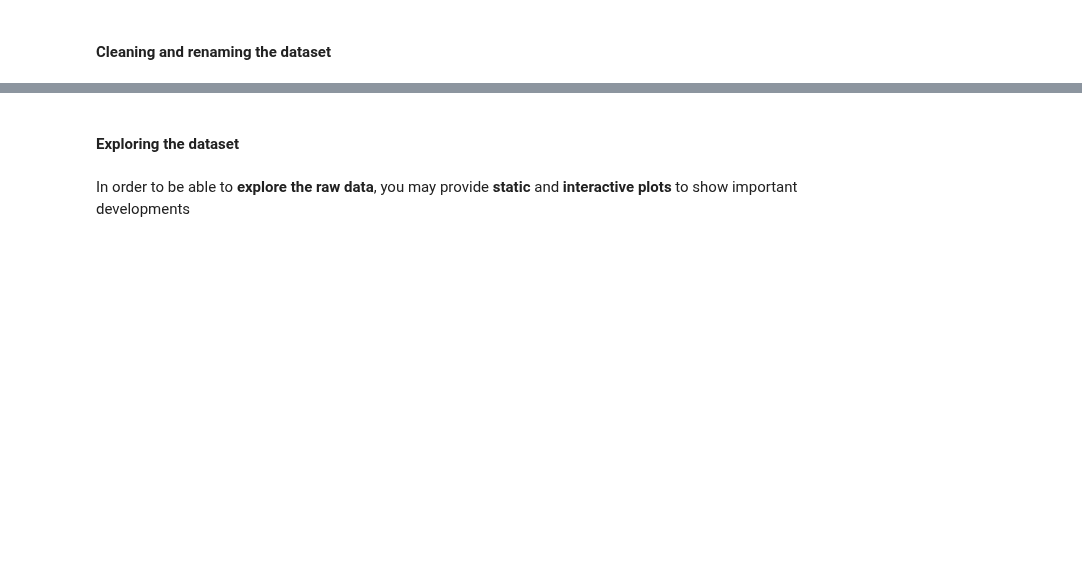
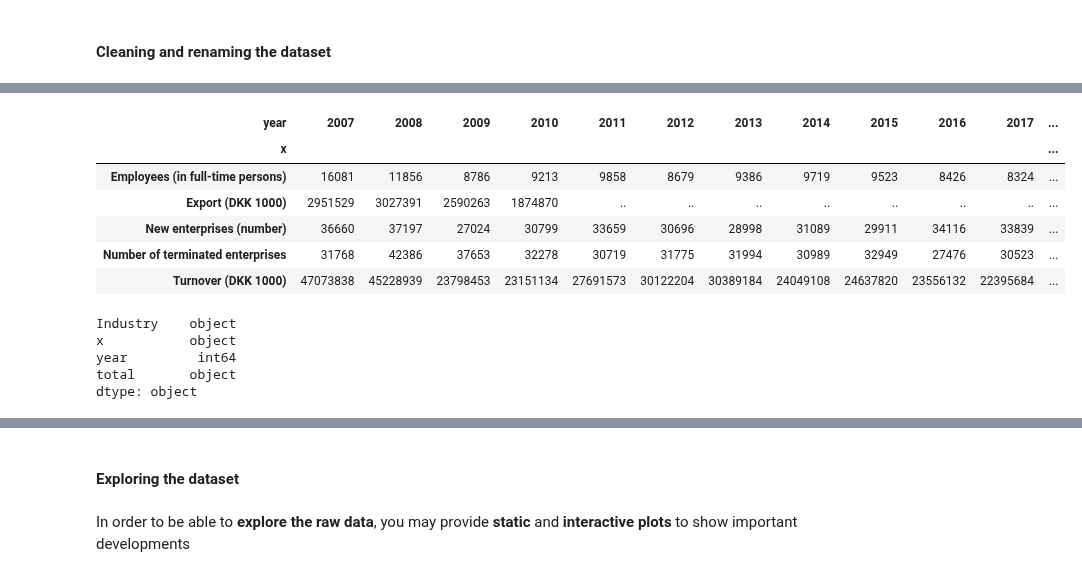
Before and after one commit to NumEconCopenhagen/projects-2024-emil-og-simon, a Jupyter notebook: dataproject/dataproject.ipynb, the cells around one changed output, grey strips where cells are left out. Drawn from its saved outputs; the diff is of its cells as text; code cells hidden in the pictures; blank space fills up the shorter version.

```diff
--- a/dataproject/dataproject.ipynb
+++ b/dataproject/dataproject.ipynb
@@ -280,5 +350,5 @@ demo4_all.head(5)
 # %% [markdown]
 #### Cleaning and renaming the dataset
 # %%
-demo4_all.rename(columns = {'REGION':'regions','BRANCHEDB0710':'Industry', 'MÆNGDE4': 'X', 'TID':'Time', 'INDHOLD':'Total'}, inplace=True)
+demo4_all.rename(columns = {'REGION':'regions','BRANCHEDB0710':'Industry', 'MÆNGDE4': 'x', 'TID':'year', 'INDHOLD':'total'}, inplace=True)
 demo4_all.head()
@@ -285,4 +362,3 @@ demo4_all.head()
 # %%
-I = demo4_all.regions.str.contains('regions')
-I |= demo4_all.regions.str.contains('All Denmark')
+I = demo4_all.regions.str.contains('All Denmark') & demo4_all.Industry.str.contains('TOT Industry total')
 demo4_all.loc[I, :]
@@ -305,0 +410,5 @@ demo4_reduced
+# %%
+drop_this = ['regions']
+print(drop_this)
+demo4_reduce.drop(drop_this, axis=1, inplace=True)
+demo4_reduce.head(5)
@@ -305,0 +427,19 @@ demo4_reduced
+# %%
+demo4_wide = demo4_reduce.pivot(index='x', columns='year', values='total')
+demo4_wide
+# %% [output]
+| year | 2007 | 2008 | 2009 | 2010 | 2011 | 2012 | 2013 | 2014 | 2015 | 2016 | 2017 | ... |
+| x |  |  |  |  |  |  |  |  |  |  |  | ... |
+| Employees (in full-time persons) | 16081 | 11856 | 8786 | 9213 | 9858 | 8679 | 9386 | 9719 | 9523 | 8426 | 8324 | ... |
+| Export (DKK 1000) | 2951529 | 3027391 | 2590263 | 1874870 | .. | .. | .. | .. | .. | .. | .. | ... |
+| New enterprises (number) | 36660 | 37197 | 27024 | 30799 | 33659 | 30696 | 28998 | 31089 | 29911 | 34116 | 33839 | ... |
+| Number of terminated enterprises | 31768 | 42386 | 37653 | 32278 | 30719 | 31775 | 31994 | 30989 | 32949 | 27476 | 30523 | ... |
+| Turnover (DKK 1000) | 47073838 | 45228939 | 23798453 | 23151134 | 27691573 | 30122204 | 30389184 | 24049108 | 24637820 | 23556132 | 22395684 | ... |
+# %%
+print(demo4_reduce.dtypes)
+# %% [output]
+Industry    object
+x           object
+year         int64
+total       object
+dtype: object
```
Also changed, not shown: parts of 19 cells of this notebook.
